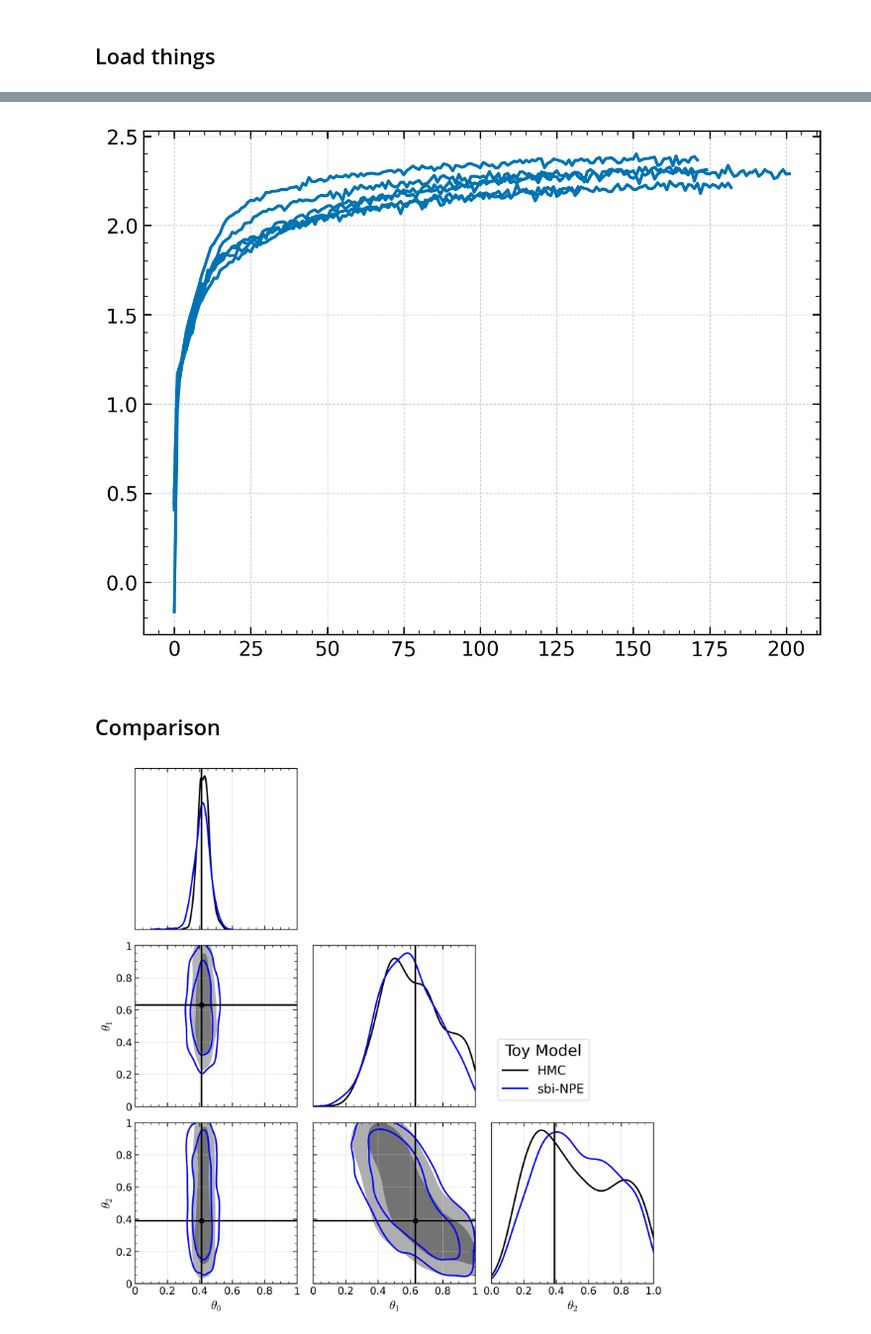
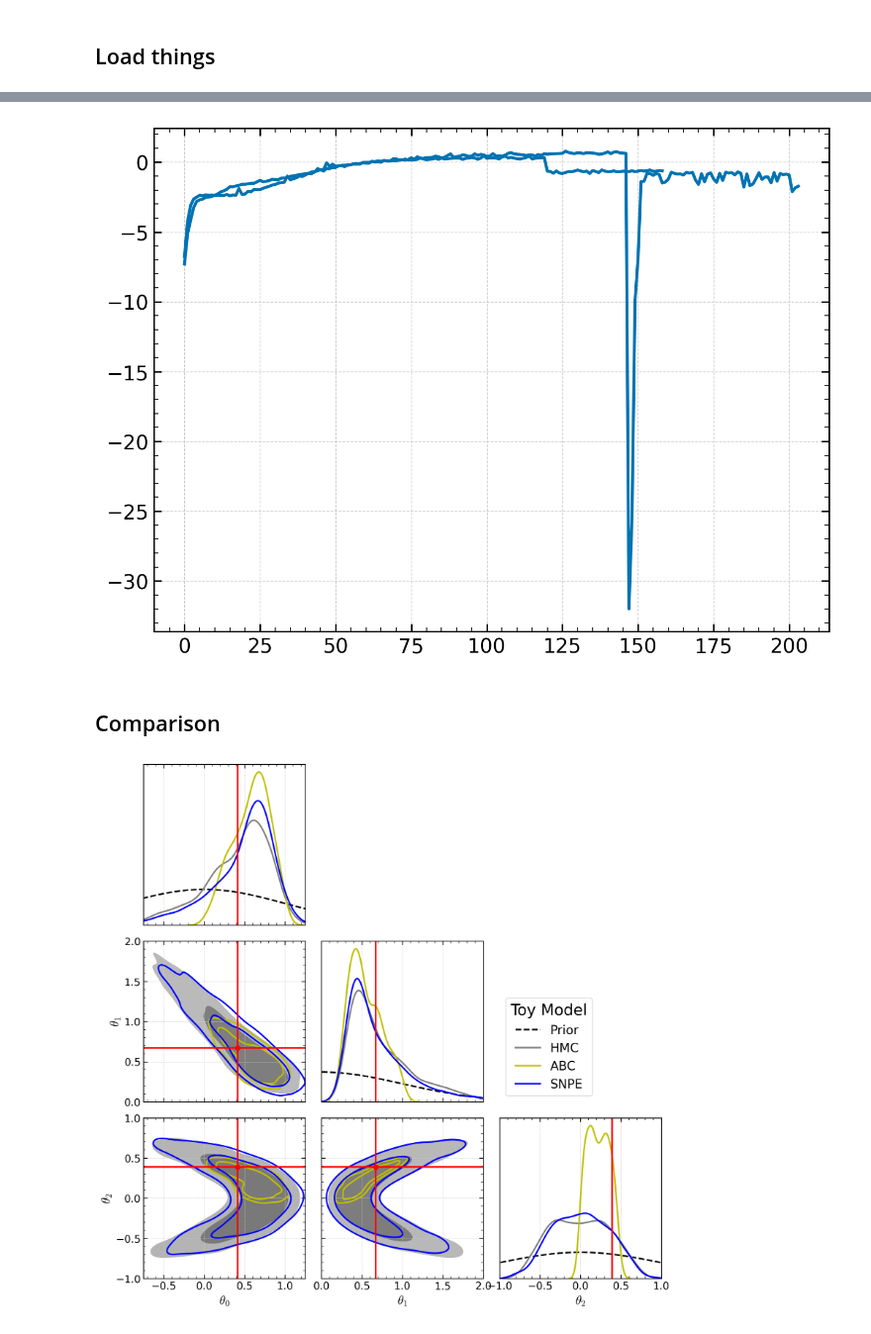
Before and after one commit to maho3/ltu-ili, a Jupyter notebook: paper/2_toy/fig2.ipynb, the cells around one changed output, grey strips where cells are left out. Shown at 99% size. Cells and saved outputs as stored; diff of their text form; code cells hidden in the pictures.

```diff
--- a/paper/2_toy/fig2.ipynb
+++ b/paper/2_toy/fig2.ipynb
@@ -20,9 +21,14 @@ from ili.validation.runner import ValidationRunner
 ## Load things
 # %%
 # Load data
-cfgdir = '/home/mattho/git/ltu-ili/paper/2_toy'
-wdir = '/home/mattho/git/ltu-ili/paper/wdir/toy'
-imdir = '/home/mattho/git/ltu-ili/paper/images'
+basedir = '/Users/maho/git/ltu-ili'
+# basedir = '/home/mattho/git/ltu-ili'
+
+cfgdir = basedir+'/paper/2_toy'
+wdir = basedir+'/paper/wdir/toy'
+imdir = basedir+'/paper/images'
+
+
 
 os.chdir(cfgdir)
 # %%
@@ -39,6 +45,6 @@ summaries = {}
 models = ['SNPE']#, 'SNLE', 'SNRE', 'pydelfi']
 for m in models:
     samples[m] = np.load(join(wdir, f'toy_{m}_single_samples.npy'))
-    filename = join(wdir, f'toy_{m}_summary.json')
+    filename = join(wdir, f'toy_{m}_summary_1.json')
     summaries[m] = pd.read_json(filename)
 # %% [output]
@@ -63,7 +75,7 @@ for j, m in enumerate(models):
         ax.plot(summaries[m].loc[i, 'validation_log_probs'],
                 label=m, color=colors[j])
 # %% [output]
-[figure, old version]
+[figure, new version]
 # %% [markdown]
 ## Comparison
 # %%
@@ -119,12 +129,33 @@ hmc_samples = np.load(join(wdir, 'hmc_samples.npy'))
+# %%
+# Load again
+hmc_samples = np.load(join(wdir, 'hmc_samples.npy'))
+m = 'SNPE'
+samples[m] = np.load(join(wdir, f'toy_{m}_single_samples.npy'))
+
+import pickle
+m = 'abc'
+with open(join(wdir, 'toy_abc_samples.pkl'), 'rb') as f:
+    samples[m] = pickle.load(f)
 # %%
 fig, axs = plt.subplots(
     ndim, ndim, figsize=(12, 12),
     gridspec_kw=dict(wspace=0.1, hspace=0.1),
     sharex='col')
-pairplot(hmc_samples[::10], axs, theta_obs, color='k', label='HMC', fill=True)
-pairplot(samples['SNPE'][::10], axs, theta_obs, color='b', label='sbi-NPE', fill=False)
+
+for i in range(ndim):
+    x_ = np.linspace(-3, 3, 100)
+    axs[i, i].plot(x_, norm.pdf(x_, 0, 1), 'k--', label='Prior')
+
+pairplot(hmc_samples[::5], axs, theta_obs, color='gray', label='HMC',
+         fill=True)
+pairplot(samples['abc'][::5], axs, theta_obs, color='y', label='ABC',
+         fill=False, linewidths=2)
+pairplot(samples['SNPE'][::5], axs, theta_obs, color='b', label='SNPE',
+         fill=False, linewidths=2)
 h, l = axs[0, 0].get_legend_handles_labels()
 axs[1,2].legend(h, l, loc='lower left', title='Toy Model',
                 fontsize=16, title_fontsize=20);
+
+fig.savefig(join(imdir, 'toy_pairplot.pdf'), bbox_inches='tight')
 # %% [output]
-[figure, old version]
+[figure, new version]
```
Also changed, not shown: parts of 5 cells of this notebook, 9 other files.
